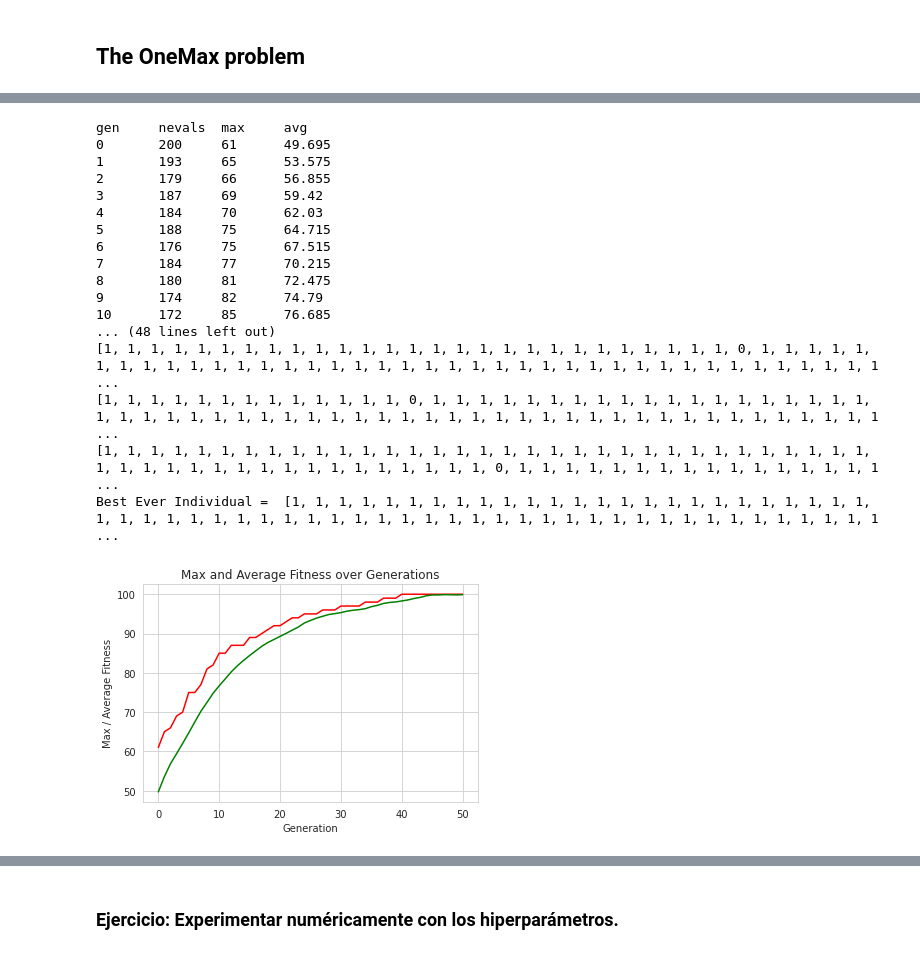
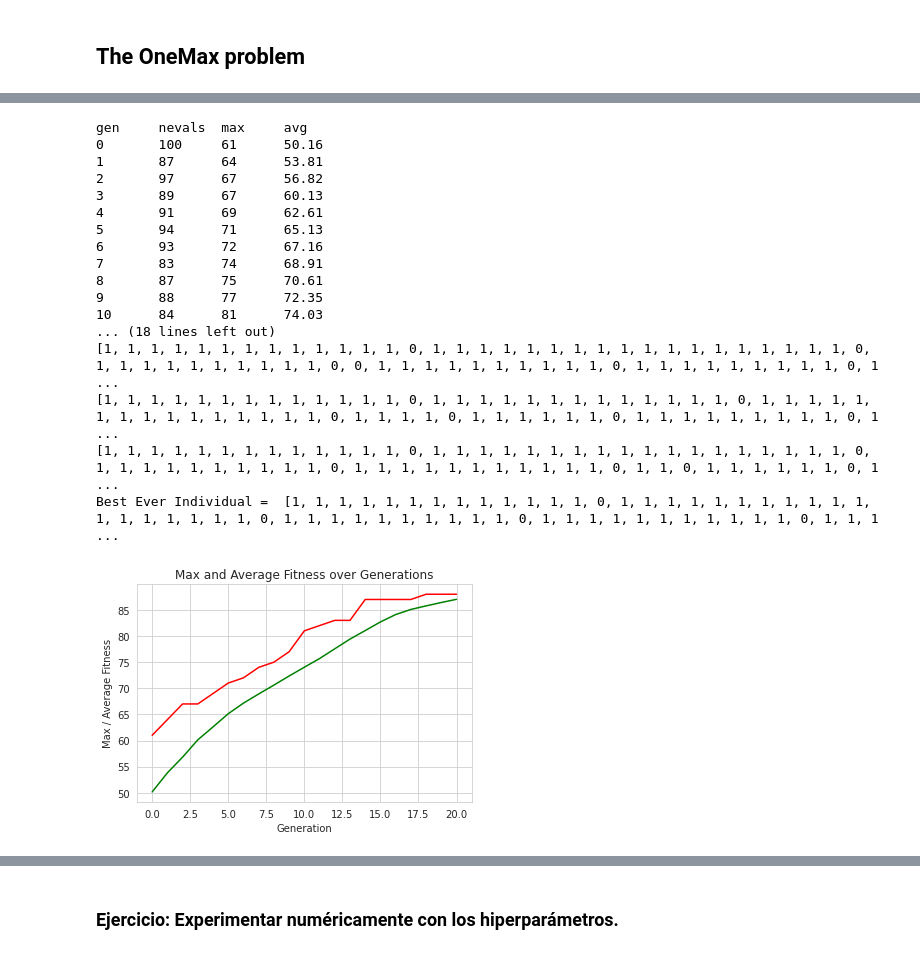
Before and after one commit to igomezv/ComputoEvolutivo, a Jupyter notebook: 6_4_DEAP.ipynb, the cells around one changed output, grey strips where cells are left out. Cells and saved outputs as stored; diff of their text form; code cells hidden in the pictures.

```diff
--- a/6_4_DEAP.ipynb
+++ b/6_4_DEAP.ipynb
@@ -282,10 +282,10 @@ class NQueensProblem:
 ONE_MAX_LENGTH = 100  # length of bit string to be optimized
 
 # Genetic Algorithm constants:
-POPULATION_SIZE = 200
+POPULATION_SIZE = 100
 P_CROSSOVER = 0.9  # probability for crossover
 P_MUTATION = 0.1   # probability for mutating an individual
-MAX_GENERATIONS = 50
+MAX_GENERATIONS = 20
 
 
 # set the random seed:
@@ -352,11 +352,12 @@ def main():
 
     # plot statistics:
     sns.set_style("whitegrid")
-    plt.plot(maxFitnessValues, color='red')
-    plt.plot(meanFitnessValues, color='green')
+    plt.plot(maxFitnessValues, color='red', label='max')
+    plt.plot(meanFitnessValues, color='green', label='mean')
     plt.xlabel('Generation')
     plt.ylabel('Max / Average Fitness')
     plt.title('Max and Average Fitness over Generations')
+    plt.legend()
     plt.show()
 
 
@@ -386,10 +389,10 @@ gen     nevals  max     avg
 ONE_MAX_LENGTH = 100  # length of bit string to be optimized
 
 # Genetic Algorithm constants:
-POPULATION_SIZE = 200
+POPULATION_SIZE = 100
 P_CROSSOVER = 0.9  # probability for crossover
 P_MUTATION = 0.1   # probability for mutating an individual
-MAX_GENERATIONS = 50
+MAX_GENERATIONS = 20
 HALL_OF_FAME_SIZE = 10
 
 
@@ -449,50 +452,50 @@ def main():
 
     # define the hall-of-fame object:
     hof = tools.HallOfFame(HALL_OF_FAME_SIZE)
 
     # perform the Genetic Algorithm flow with hof feature added:
     population, logbook = algorithms.eaSimple(population, toolbox, cxpb=P_CROSSOVER, mutpb=P_MUTATION,
                                               ngen=MAX_GENERATIONS, stats=stats, halloffame=hof, verbose=True)
 
     # print Hall of Fame info:
     print("Hall of Fame Individuals = ", *hof.items, sep="\n")
     print("Best Ever Individual = ", hof.items[0])
 
     # extract statistics:
     maxFitnessValues, meanFitnessValues = logbook.select("max", "avg")
 
     # plot statistics:
     sns.set_style("whitegrid")
     plt.plot(maxFitnessValues, color='red')
     plt.plot(meanFitnessValues, color='green')
     plt.xlabel('Generation')
     plt.ylabel('Max / Average Fitness')
     plt.title('Max and Average Fitness over Generations')
 
     plt.show()
 
 
 if __name__ == "__main__":
     main()
 # %% [output]
 gen     nevals  max     avg
-0       200     61      49.695
-1       193     65      53.575
-2       179     66      56.855
-3       187     69      59.42
-4       184     70      62.03
-5       188     75      64.715
-6       176     75      67.515
-7       184     77      70.215
-8       180     81      72.475
-9       174     82      74.79
-10      172     85      76.685
-... (48 lines left out)
-[1, 1, 1, 1, 1, 1, 1, 1, 1, 1, 1, 1, 1, 1, 1, 1, 1, 1, 1, 1, 1, 1, 1, 1, 1, 1, 1, 0, 1, 1, 1, 1, 1, 1, 1, 1, 1, 1, 1, 1, 1, 1, 1, 1, 1, 1, 1, 1, 1, 1, 1, 1, 1, 1, 1, 1, 1, 1, 1, 1, 1, 1, 1, 1, 1, 1, 1 ...
-[1, 1, 1, 1, 1, 1, 1, 1, 1, 1, 1, 1, 1, 0, 1, 1, 1, 1, 1, 1, 1, 1, 1, 1, 1, 1, 1, 1, 1, 1, 1, 1, 1, 1, 1, 1, 1, 1, 1, 1, 1, 1, 1, 1, 1, 1, 1, 1, 1, 1, 1, 1, 1, 1, 1, 1, 1, 1, 1, 1, 1, 1, 1, 1, 1, 1, 1 ...
-[1, 1, 1, 1, 1, 1, 1, 1, 1, 1, 1, 1, 1, 1, 1, 1, 1, 1, 1, 1, 1, 1, 1, 1, 1, 1, 1, 1, 1, 1, 1, 1, 1, 1, 1, 1, 1, 1, 1, 1, 1, 1, 1, 1, 1, 1, 1, 1, 1, 1, 0, 1, 1, 1, 1, 1, 1, 1, 1, 1, 1, 1, 1, 1, 1, 1, 1 ...
-Best Ever Individual =  [1, 1, 1, 1, 1, 1, 1, 1, 1, 1, 1, 1, 1, 1, 1, 1, 1, 1, 1, 1, 1, 1, 1, 1, 1, 1, 1, 1, 1, 1, 1, 1, 1, 1, 1, 1, 1, 1, 1, 1, 1, 1, 1, 1, 1, 1, 1, 1, 1, 1, 1, 1, 1, 1, 1, 1, 1, 1, 1 ...
+0       100     61      50.16
+1       87      64      53.81
+2       97      67      56.82
+3       89      67      60.13
+4       91      69      62.61
+5       94      71      65.13
+6       93      72      67.16
+7       83      74      68.91
+8       87      75      70.61
+9       88      77      72.35
+10      84      81      74.03
+... (18 lines left out)
+[1, 1, 1, 1, 1, 1, 1, 1, 1, 1, 1, 1, 1, 0, 1, 1, 1, 1, 1, 1, 1, 1, 1, 1, 1, 1, 1, 1, 1, 1, 1, 1, 0, 1, 1, 1, 1, 1, 1, 1, 1, 1, 1, 0, 0, 1, 1, 1, 1, 1, 1, 1, 1, 1, 1, 0, 1, 1, 1, 1, 1, 1, 1, 1, 1, 0, 1 ...
+[1, 1, 1, 1, 1, 1, 1, 1, 1, 1, 1, 1, 1, 0, 1, 1, 1, 1, 1, 1, 1, 1, 1, 1, 1, 1, 1, 0, 1, 1, 1, 1, 1, 1, 1, 1, 1, 1, 1, 1, 1, 1, 1, 0, 1, 1, 1, 1, 0, 1, 1, 1, 1, 1, 1, 0, 1, 1, 1, 1, 1, 1, 1, 1, 1, 0, 1 ...
+[1, 1, 1, 1, 1, 1, 1, 1, 1, 1, 1, 1, 1, 0, 1, 1, 1, 1, 1, 1, 1, 1, 1, 1, 1, 1, 1, 1, 1, 1, 1, 1, 0, 1, 1, 1, 1, 1, 1, 1, 1, 1, 1, 0, 1, 1, 1, 1, 1, 1, 1, 1, 1, 1, 1, 0, 1, 1, 0, 1, 1, 1, 1, 1, 1, 0, 1 ...
+Best Ever Individual =  [1, 1, 1, 1, 1, 1, 1, 1, 1, 1, 1, 1, 1, 0, 1, 1, 1, 1, 1, 1, 1, 1, 1, 1, 1, 1, 1, 1, 1, 1, 1, 1, 0, 1, 1, 1, 1, 1, 1, 1, 1, 1, 1, 0, 1, 1, 1, 1, 1, 1, 1, 1, 1, 1, 1, 0, 1, 1, 1 ...
-[figure, old version]
+[figure, new version]
 # %% [markdown]
 ## Mochila
 
```
Also changed, not shown: parts of 9 cells of this notebook.
